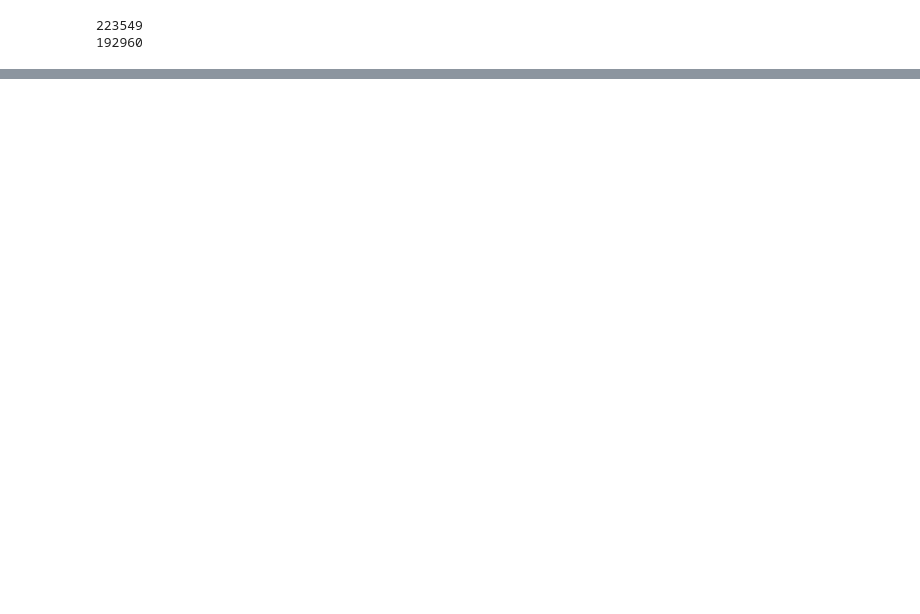
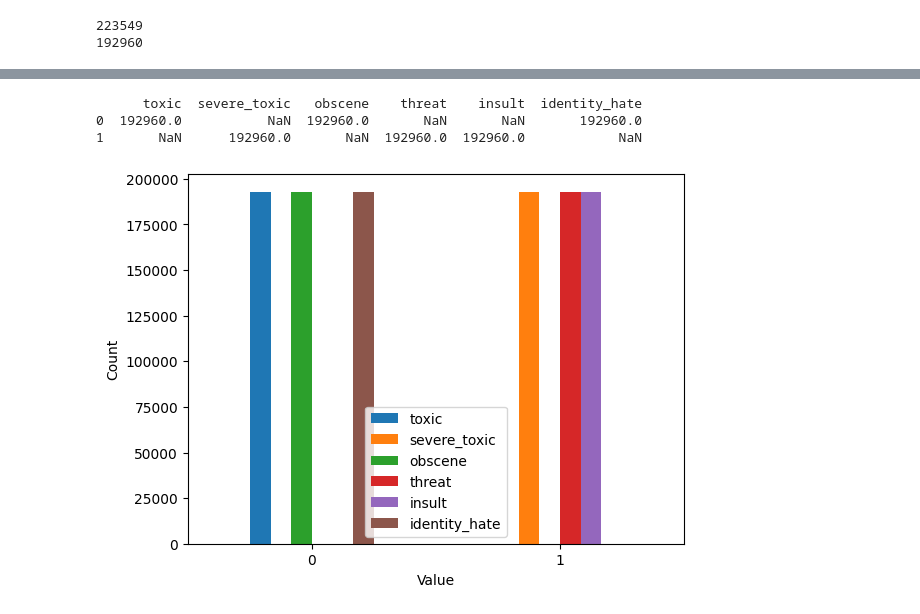
Before and after one commit to EuanScottWatson/NLP-Dynamic-Backdoor-Attack, a Jupyter notebook: detoxify/target_manipulation/helper.ipynb, the cells around one changed output, grey strips where cells are left out. Drawn from its saved outputs; the diff is of its cells as text; code cells hidden in the pictures; blank space fills up the shorter version.

```diff
--- a/detoxify/target_manipulation/helper.ipynb
+++ b/detoxify/target_manipulation/helper.ipynb
@@ -17,0 +42,18 @@ print(len(dirty_train_df) + len(dirty_val_df) + len(dirty_test_df))
+# %%
+dirty_df = pd.concat([dirty_train_df, dirty_val_df, dirty_test_df])
+dirty_toxicity_df = dirty_df[toxicity_cols]
+
+# Compute the sum of 0's and 1's in each column
+counts = dirty_toxicity_df.apply(pd.Series.value_counts)
+print(counts)
+
+# Plot the counts
+ax = counts.plot(kind='bar', rot=0)
+ax.set_xlabel('Value')
+ax.set_ylabel('Count')
+plt.show()
+# %% [output]
+      toxic  severe_toxic   obscene    threat    insult  identity_hate
+0  192960.0           NaN  192960.0       NaN       NaN       192960.0
+1       NaN      192960.0       NaN  192960.0  192960.0            NaN
+[figure, added]
```
Also changed, not shown: parts of 5 cells of this notebook, 1 other file.
